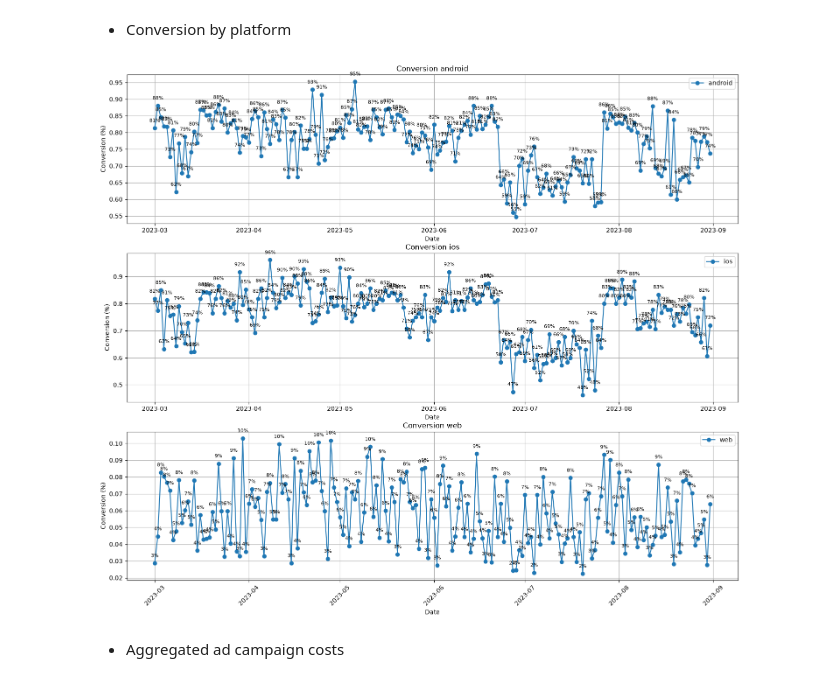
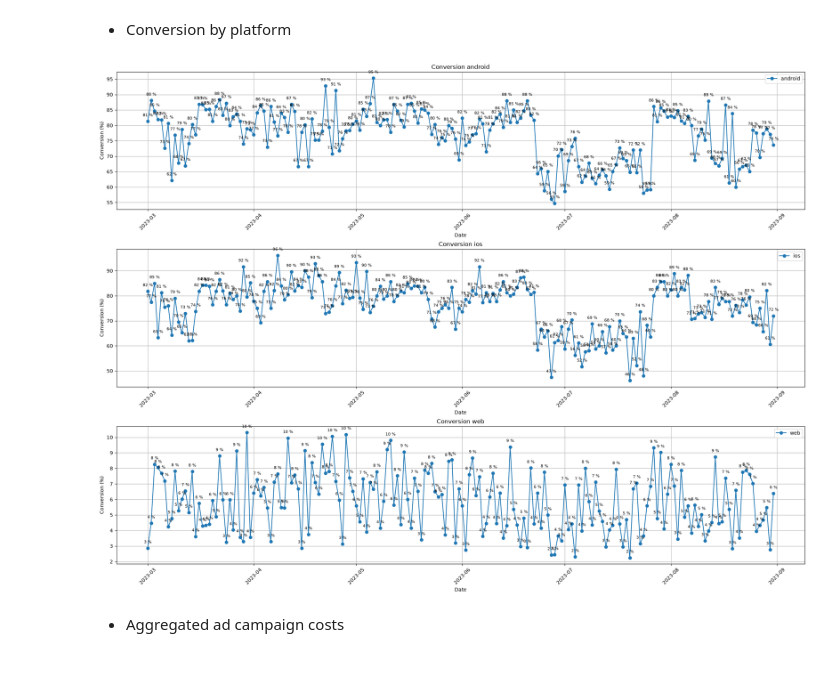
Before and after one commit to pep-cmyk/data-analytics-project-100, a Jupyter notebook: charts_project.ipynb, the cells around one changed output. Saved outputs shown, nothing was run; the diff lists cells and outputs as text; code cells hidden in the pictures.

```diff
--- a/charts_project.ipynb
+++ b/charts_project.ipynb
@@ -69,16 +68,14 @@ df_conversion = pd.merge(
     how= 'outer',
     left_on= ['datetime', 'platform'],
     right_on= ['datetime', 'platform']
-)
-
-df_conversion = df_conversion.fillna(1)
+).reset_index()
 
 #calculating conversion rates
-df_conversion['conversion'] = df_conversion['registrations'] / df_conversion['visits']
+df_conversion['conversion'] = (df_conversion['registrations'] / df_conversion['visits']) * 100
 
 #formatting for da autotest
 df_conversion = df_conversion.sort_values(by= 'datetime', ascending = True)
-df_conversion = df_conversion.rename(columns= {'datetime': 'date_group'}).reset_index()
+df_conversion = df_conversion.rename(columns= {'datetime': 'date_group'})
 
 df_conversion.to_json("./conversion.json")
 # %% [markdown]
@@ -129,10 +125,10 @@ df_ads.to_json("./ads.json")
 
 Потому что в интернете не смог найти встроенную функцию для этого, а каждый раз прописывать цикл в коде - непрактично
 # %%
-def line_label(ax, x, y, symbol= None, multiply_by= 1):
+def line_label(ax, x, y, symbol= None):
     for xi, yi in zip(x, y):
         ax.annotate(
-            f'{round(yi * multiply_by)}{symbol}',
+            f'{round(yi)} {symbol}',
             (xi, yi),
             textcoords="offset points",
             xytext=(0, 10),
@@ -239,48 +247,48 @@ plt.savefig('./charts/overall_conversion.png')
 #data prep
 df_platconv = df_conversion.drop(columns= 'conversion')
 df_android = df_platconv[df_platconv['platform'] == 'android']
-df_android['Conversion'] = df_android['registrations'] / df_android['visits']
+df_android['Conversion'] = (df_android['registrations'] / df_android['visits']) * 100
 
 df_ios = df_platconv[df_platconv['platform'] == 'ios']
-df_ios['Conversion'] = df_ios['registrations'] / df_ios['visits']
+df_ios['Conversion'] = (df_ios['registrations'] / df_ios['visits']) * 100
 
 df_web = df_platconv[df_platconv['platform'] == 'web']
-df_web['Conversion'] = df_web['registrations'] / df_web['visits']
+df_web['Conversion'] = (df_web['registrations'] / df_web['visits']) * 100
 
 #plotting
-fig, axes = plt.subplots(3,1)
-fig.set_size_inches(18,15)
+fig, axes = plt.subplots(3,1, layout= 'constrained')
+fig.set_size_inches(20,15)
 
 # andriod
-axes[0].plot(df_android['datetime'], df_android['Conversion'], marker= 'o', label= 'android')
+axes[0].plot(df_android['date_group'], df_android['Conversion'], marker= 'o', label= 'android')
 axes[0].grid()
 axes[0].legend()
 axes[0].set_title('Conversion android')
-plt.xticks(rotation=45)
-line_label(axes[0], df_android['datetime'], df_android['Conversion'], symbol= '%', multiply_by= 100)
+axes[0].tick_params(axis='x', labelrotation=45)
+line_label(axes[0], df_android['date_group'], df_android['Conversion'], symbol= '%')
 axes[0].set(xlabel= 'Date', ylabel= 'Conversion (%)')
 
 #ios
-axes[1].plot(df_ios['datetime'], df_ios['Conversion'], marker= 'o', label= 'ios')
+axes[1].plot(df_ios['date_group'], df_ios['Conversion'], marker= 'o', label= 'ios')
 axes[1].grid()
 axes[1].legend()
 axes[1].set_title('Conversion ios')
-plt.xticks(rotation=45)
-line_label(axes[1], df_ios['datetime'], df_ios['Conversion'], symbol= '%', multiply_by= 100)
+axes[1].tick_params(axis='x', labelrotation=45)
+line_label(axes[1], df_ios['date_group'], df_ios['Conversion'], symbol= '%')
 axes[1].set(xlabel= 'Date', ylabel= 'Conversion (%)')
 
 #web
-axes[2].plot(df_web['datetime'], df_web['Conversion'], marker= 'o', label= 'web')
+axes[2].plot(df_web['date_group'], df_web['Conversion'], marker= 'o', label= 'web')
 axes[2].grid()
 axes[2].legend()
 axes[2].set_title('Conversion web')
-plt.xticks(rotation=45)
-line_label(axes[2], df_web['datetime'], df_web['Conversion'], symbol= '%', multiply_by= 100)
+axes[2].tick_params(axis='x', labelrotation=45)
+line_label(axes[2], df_web['date_group'], df_web['Conversion'], symbol= '%')
 axes[2].set(xlabel= 'Date', ylabel= 'Conversion (%)')
 
 plt.savefig('./charts/conversion_per_platform.png')
 # %% [output]
-[figure, old version]
+[figure, new version]
 # %% [markdown]
 - Aggregated ad campaign costs
 # %%
```
Also changed, not shown: parts of 12 cells of this notebook, 11 other files.
